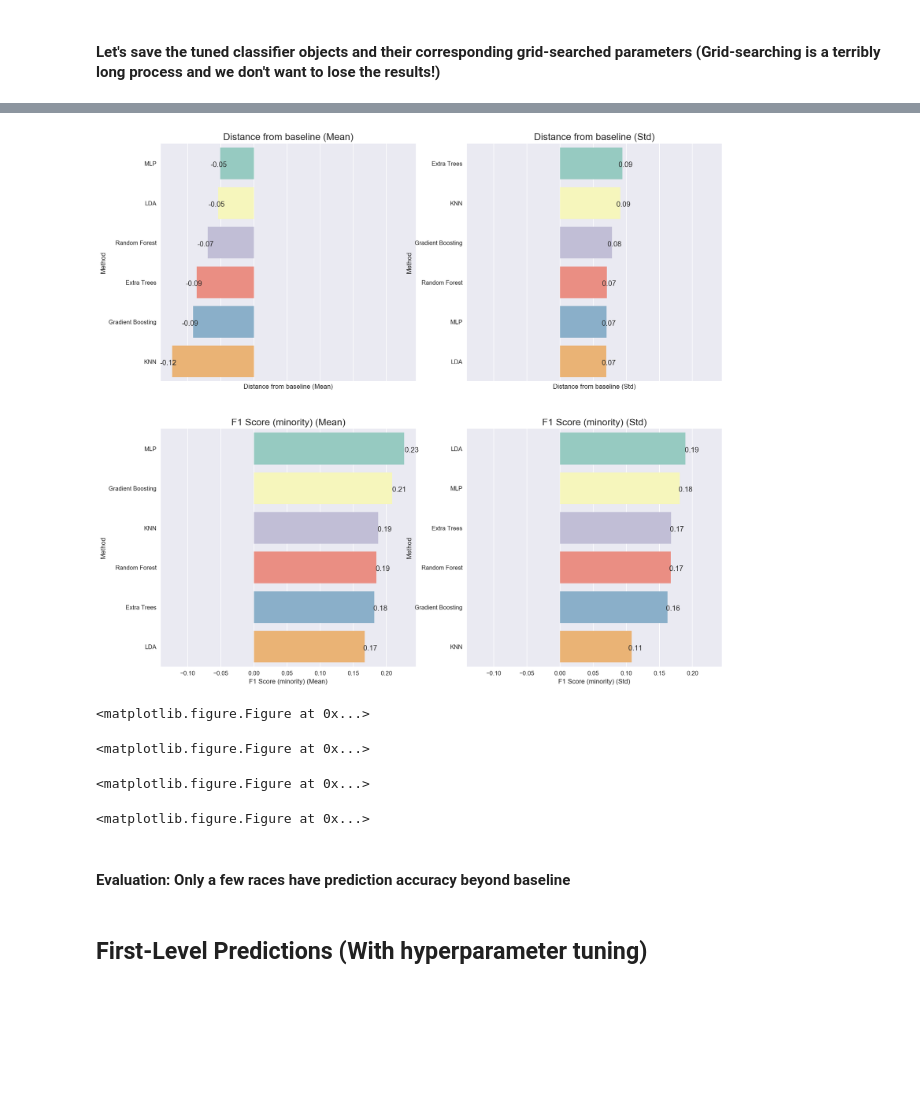
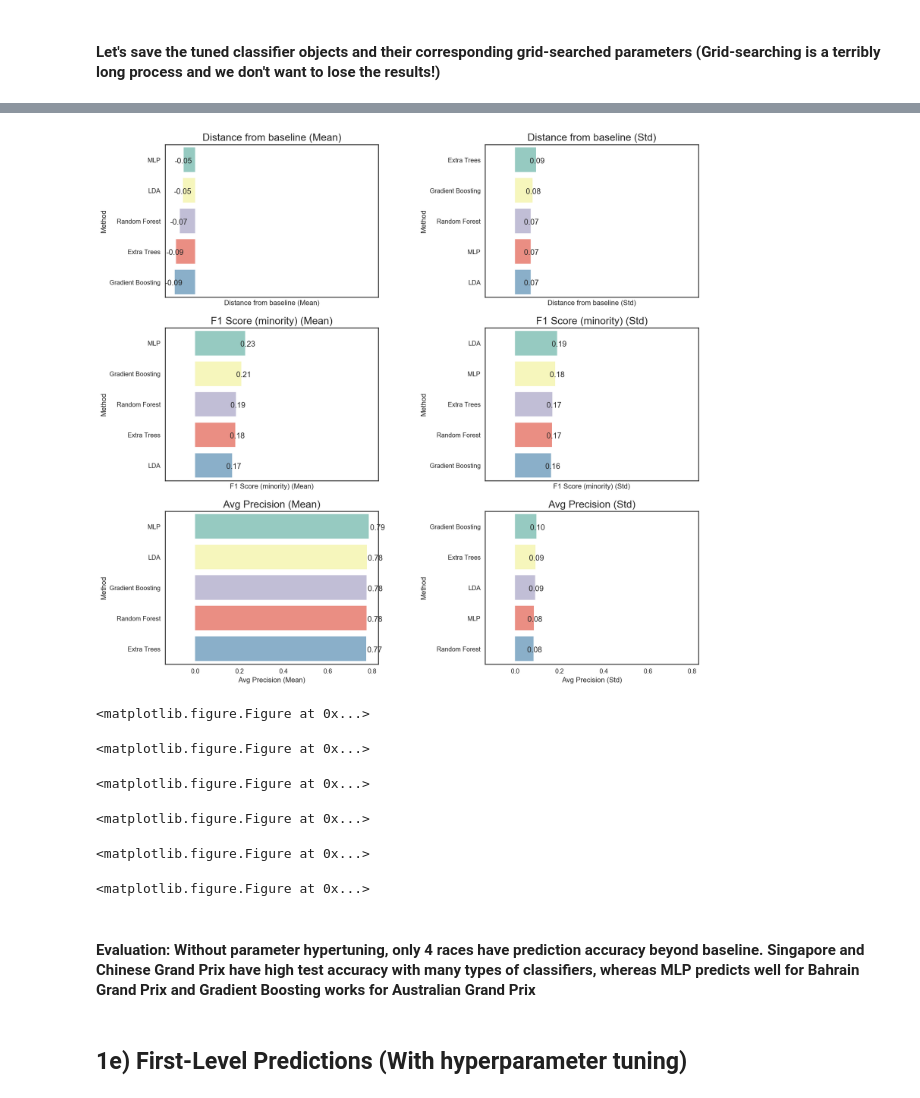
Before and after one commit to dianaow/Formula-1, a Jupyter notebook: Classification/FORMULA 1 PROJECT.ipynb, the cells around one changed output, grey strips where cells are left out. Cells and saved outputs as stored; diff of their text form; code cells hidden in the pictures; blank space fills up the shorter version.

```diff
--- a/Classification/FORMULA 1 PROJECT.ipynb
+++ b/Classification/FORMULA 1 PROJECT.ipynb
@@ -1571,7 +1545,6 @@ def calc_classification_stats(y_test, y_pred, average):
 # %%
-def format_stats_df(df):
+def format_stats_df(df, cols_w_array):
 
-    cols_w_array = ['F1 Score', 'Recall', 'Precision']
     df_new = pd.DataFrame()
     df_new_all = pd.DataFrame()
 
@@ -1589,9 +1562,6 @@ def format_stats_df(df):
 def plot_algo_results(df, grp_col, metrics_list, sort_method):
 
     """Function to plot statistics of prediction results"""
-
-    # Format df
-    df = format_stats_df(df)
 
     def calc(df, grp_col, col, new_col_name):
         if new_col_name == 'Std':
@@ -1630,7 +1600,6 @@ def plot_algo_results(df, grp_col, metrics_list, sort_method):
         for p in g.patches:
             width = p.get_width()
             g.text(width*1.05, p.get_y()+0.55*p.get_height(), '{:1.2f}'.format(width), ha='center', va='center')
-        plt.tight_layout()
 
     df_new = pd.DataFrame()
     for i in metrics_list:
@@ -1638,16 +1607,23 @@ def plot_algo_results(df, grp_col, metrics_list, sort_method):
         df_new = pd.concat([df_new, p], axis=1)
         df_new = df_new.T.drop_duplicates().T
 
-    nrows = ncols = 2
-    fig, axes = plt.subplots(nrows = nrows, ncols = ncols, sharex="all", figsize=(15,15))
+    if len(df_new.columns) == 3:
+        nrows = 1
+        ncols = 2
+    else:
+        nrows = len(df_new.columns)-len(metrics_list)-1
+        ncols = 2
 
     to_plot = df_new.columns[1:]
+    fig, axes = plt.subplots(nrows = nrows, ncols = ncols, sharex="all", figsize=(15,15), squeeze=False)
+    fig.subplots_adjust(wspace=0.5)
     counter = 0
     for row in range(nrows):
         for col in range(ncols):
             ids = sort_order(df_new, to_plot[counter], grp_col)
             plot_barplot(df_new, to_plot[counter], grp_col, ids, row, col)
             counter += 1
+    plt.tight_layout()
 
     return df_new
 # %% [markdown]
@@ -1736,7 +1630,0 @@ tyres_dataset_test_new.to_pickle(os.path.join(directory,  "tyres_dataset_test_ne
-# %%
-# Separate by category; These are the target variables to predict using single-label classification
-
-index_list = ['year', 'name', 'driverRef']
-p1_target_var_list = ['3M', '3S', '3SS', '2M', '2S', '2SS', '1M', '1S', '1SS']
-p2_target_var_list = ['3M', '3S', '3H', '2M', '2S', '2H', '1M', '1S', '1H']
-p3_target_var_list = ['3US', '3S', '3SS', '2US', '2S', '2SS', '1US', '1S', '1SS']
@@ -2146,17 +1961,16 @@ save_classifier(rf_param_grid2, 'rf_param_grid2.pickle')
 sel_classifiers = [
 
     ['Random Forest', RandomForestClassifier(random_state=rs, class_weight='balanced')],
-    ['KNN', KNeighborsClassifier(n_jobs=njobs, n_neighbors=1)],
     ['LDA', LinearDiscriminantAnalysis()],
     ['MLP', MLPClassifier(random_state=rs)],
     ['Gradient Boosting', GradientBoostingClassifier(random_state=rs)],
     ['Extra Trees',  ExtraTreesClassifier(random_state=rs)],
 ]
 # %%
-results_binary_test, pred_binary_test = singletarget_PREDICTION_loop(
+results_binary_test, pred_binary_test, pred_binary_train, proba_binary_test, proba_binary_train = singletarget_PREDICTION_loop(
 
     status_dataset_train, status_dataset_test, [2016], [2017], index_list, target_var_list, \
-    'StandardScaler', sel_classifiers, samplers, skfold, races, races_dict, meta_learner \
+    'StandardScaler', sel_classifiers, samplers, skfold, races, races_dict, meta_learner='' \
 )
 # %%
 # Refer to jupyter notebook titled "Formula 1 Prediction Results" for full results and evauluation!
@@ -2181,13 +1994,16 @@ results_binary_test[results_binary_test['Test accuracy'] > results_binary_test['
 # %%
-metrics_list = ["Distance from baseline", "F1 Score (minority)"]
-rbt = plot_algo_results(results_binary_test, "Method", metrics_list, 'desc')
+results_binary_test1 = format_stats_df(results_binary_test, ['F1 Score'])
+metrics_list = ["Distance from baseline", "F1 Score (minority)", 'Avg Precision']
+rbt = plot_algo_results(results_binary_test1, "Method", metrics_list, 'desc')
 # %% [output]
-[figure, old version]
+[figure, new version]
 <matplotlib.figure.Figure at 0x...>
 <matplotlib.figure.Figure at 0x...>
 <matplotlib.figure.Figure at 0x...>
 <matplotlib.figure.Figure at 0x...>
+<matplotlib.figure.Figure at 0x...>
+<matplotlib.figure.Figure at 0x...>
-# %% [markdown]
-#### Evaluation: Only a few races have prediction accuracy beyond baseline
+# %% [markdown]
+#### Evaluation: Without parameter hypertuning, only 4 races have prediction accuracy beyond baseline. Singapore and Chinese Grand Prix have high test accuracy with many types of classifiers, whereas MLP predicts well for Bahrain Grand Prix and Gradient Boosting works for Australian Grand Prix
 # %% [markdown]
-## First-Level Predictions (With hyperparameter tuning)
+## 1e) First-Level Predictions (With hyperparameter tuning)
```
Also changed, not shown: parts of 125 cells of this notebook, 2 other files.
